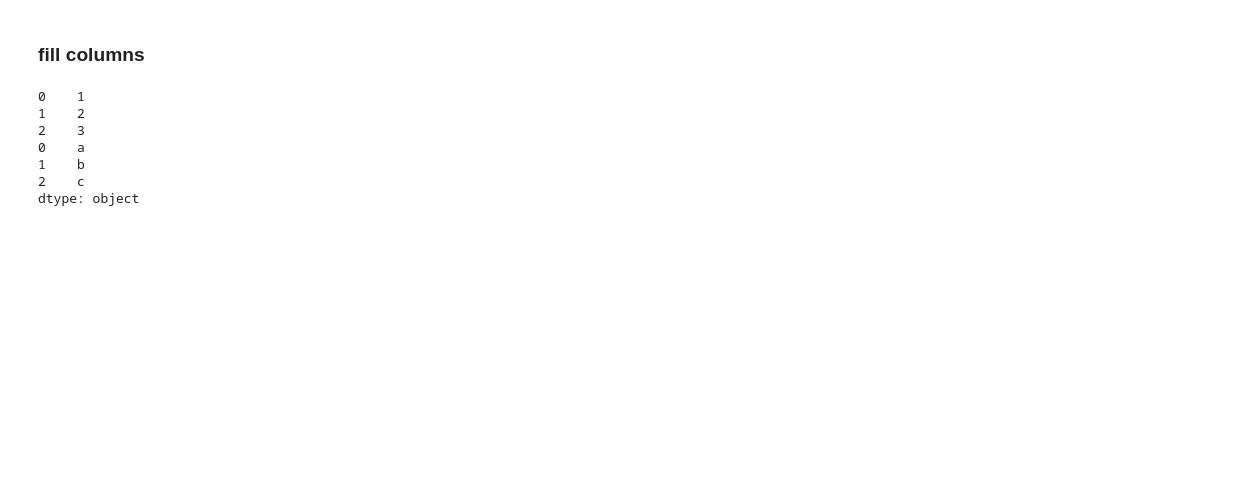
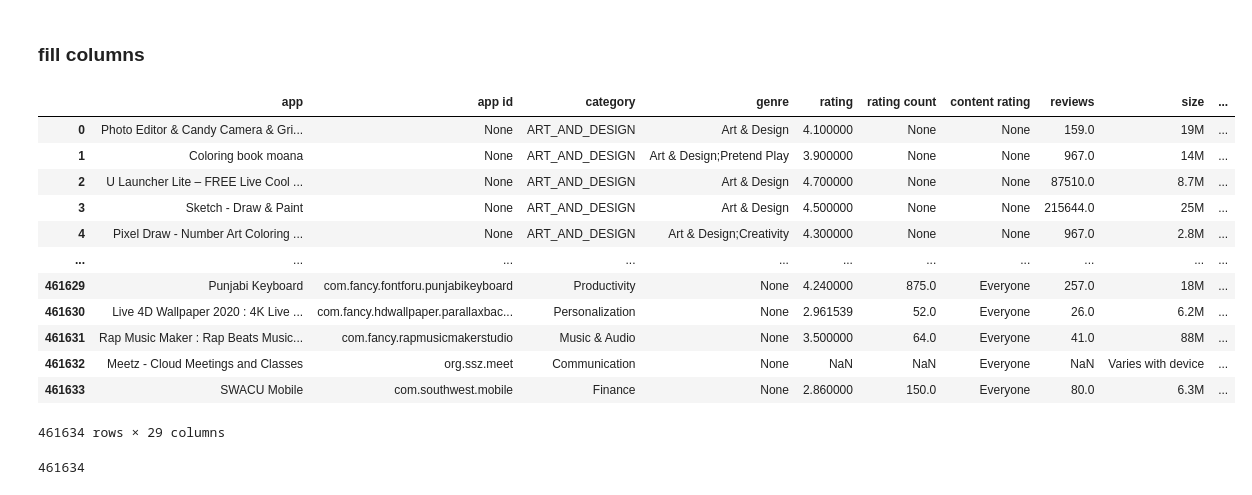
Before and after one commit to Soroush-Pasandideh/DataMining, a Jupyter notebook: DataMining.ipynb, the cells around one changed output. Saved outputs shown, nothing was run; the diff lists cells and outputs as text; code cells hidden in the pictures; blank space fills up the shorter version.

Commit message:
fill combined_df with all of the content of two other dataframes

```diff
--- a/DataMining.ipynb
+++ b/DataMining.ipynb
@@ -927,23 +950,56 @@ combined_dataframe['summary'] = ''
 # %% [markdown]
 ### fill columns
-# %%
-combined_dataframe['app'] = pd.concat(df[''])
-
-
-
-df1 = pd.DataFrame({'A': [1, 2, 3],
-                    'B': [4, 5, 6]})
-
-df2 = pd.DataFrame({'C': ['a', 'b', 'c'],
-                    'D': ['x', 'y', 'z']})
-
-res = pd.concat([df1['A'], df2['C']])
-res
-# %% [output]
-0    1
-1    2
-2    3
-0    a
-1    b
-2    c
-dtype: object
+# %%
+empty_series_df = pd.Series([None] * len(df))
+empty_series_df1 = pd.Series([None] * len(df1))
+# %%
+combined_dataframe['app']                     = pd.concat([df['App'], df1['App Name']], axis=0, ignore_index=True)
+combined_dataframe['app id']                  = pd.concat([empty_series_df, df1['App Id']], axis=0, ignore_index=True)
+combined_dataframe['category']                = pd.concat([df['Category'], df1['Category']], axis=0, ignore_index=True)
+combined_dataframe['genre']                   = pd.concat([df['Genres'], empty_series_df1], axis=0, ignore_index=True)
+combined_dataframe['rating']                  = pd.concat([df['Rating'], df1['Rating']], axis=0, ignore_index=True)
+combined_dataframe['rating count']            = pd.concat([empty_series_df, df1['Rating Count']], axis=0, ignore_index=True)
+combined_dataframe['content rating']          = pd.concat([empty_series_df, df1['Content Rating']], axis=0, ignore_index=True)
+combined_dataframe['reviews']                 = pd.concat([df['Reviews'], df1['Reviews']], axis=0, ignore_index=True)
+combined_dataframe['size']                    = pd.concat([df['Size'], df1['Size']], axis=0, ignore_index=True)
+combined_dataframe['installs']                = pd.concat([df['Installs'], df1['Installs']], axis=0, ignore_index=True)
+combined_dataframe['min installs']            = pd.concat([empty_series_df, df1['Minimum Installs']], axis=0, ignore_index=True)
+combined_dataframe['type']                    = pd.concat([df['Type'], df1['Free']], axis=0, ignore_index=True)
+combined_dataframe['price']                   = pd.concat([df['Price'], df1['Price']], axis=0, ignore_index=True)
+combined_dataframe['currency']                = pd.concat([empty_series_df, df1['Currency']], axis=0, ignore_index=True)
+combined_dataframe['released']                = pd.concat([empty_series_df, df1['Released']], axis=0, ignore_index=True)
+combined_dataframe['version']                 = pd.concat([df['Current Ver'], df1['Version']], axis=0, ignore_index=True)
+combined_dataframe['last update']             = pd.concat([df['Last Updated'], df1['Last update']], axis=0, ignore_index=True)
+combined_dataframe['android ver']             = pd.concat([df['Android Ver'], df1['Android version Text']], axis=0, ignore_index=True)
+combined_dataframe['developer id']            = pd.concat([empty_series_df, df1['Developer Id']], axis=0, ignore_index=True)
+combined_dataframe['developer']               = pd.concat([empty_series_df, df1['Developer']], axis=0, ignore_index=True)
+combined_dataframe['developer website']       = pd.concat([empty_series_df, df1['Developer Website']], axis=0, ignore_index=True)
+combined_dataframe['developer email']         = pd.concat([empty_series_df, df1['Developer Email']], axis=0, ignore_index=True)
+combined_dataframe['developer address']       = pd.concat([empty_series_df, df1['Developer Address']], axis=0, ignore_index=True)
+combined_dataframe['developer internal id']   = pd.concat([empty_series_df, df1['Developer Internal ID']], axis=0, ignore_index=True)
+combined_dataframe['privacy policy']          = pd.concat([empty_series_df, df1['Privacy Policy']], axis=0, ignore_index=True)
+combined_dataframe['ad supported']            = pd.concat([empty_series_df, df1['Ad Supported']], axis=0, ignore_index=True)
+combined_dataframe['in app purchases']        = pd.concat([empty_series_df, df1['In app purchases']], axis=0, ignore_index=True)
+combined_dataframe['editor choice']           = pd.concat([empty_series_df, df1['Editor Choice']], axis=0, ignore_index=True)
+combined_dataframe['summary']                 = pd.concat([empty_series_df, df1['Summary']], axis=0, ignore_index=True)
+# %%
+combined_dataframe.to_csv('combined_dataframe.csv', index=False)
+combined_dataframe
+# %% [output]
+|  | app | app id | category | genre | rating | rating count | content rating | reviews | size | ... |
+| 0 | Photo Editor & Candy Camera & Gri... | None | ART_AND_DESIGN | Art & Design | 4.100000 | None | None | 159.0 | 19M | ... |
+| 1 | Coloring book moana | None | ART_AND_DESIGN | Art & Design;Pretend Play | 3.900000 | None | None | 967.0 | 14M | ... |
+| 2 | U Launcher Lite – FREE Live Cool ... | None | ART_AND_DESIGN | Art & Design | 4.700000 | None | None | 87510.0 | 8.7M | ... |
+| 3 | Sketch - Draw & Paint | None | ART_AND_DESIGN | Art & Design | 4.500000 | None | None | 215644.0 | 25M | ... |
+| 4 | Pixel Draw - Number Art Coloring ... | None | ART_AND_DESIGN | Art & Design;Creativity | 4.300000 | None | None | 967.0 | 2.8M | ... |
+| ... | ... | ... | ... | ... | ... | ... | ... | ... | ... | ... |
+| 461629 | Punjabi Keyboard | com.fancy.fontforu.punjabikeyboard | Productivity | None | 4.240000 | 875.0 | Everyone | 257.0 | 18M | ... |
+| 461630 | Live 4D Wallpaper 2020 : 4K Live ... | com.fancy.hdwallpaper.parallaxbac... | Personalization | None | 2.961539 | 52.0 | Everyone | 26.0 | 6.2M | ... |
+| 461631 | Rap Music Maker : Rap Beats Music... | com.fancy.rapmusicmakerstudio | Music & Audio | None | 3.500000 | 64.0 | Everyone | 41.0 | 88M | ... |
+| 461632 | Meetz - Cloud Meetings and Classes | org.ssz.meet | Communication | None | NaN | NaN | Everyone | NaN | Varies with device | ... |
+| 461633 | SWACU Mobile | com.southwest.mobile | Finance | None | 2.860000 | 150.0 | Everyone | 80.0 | 6.3M | ... |
+461634 rows × 29 columns
+# %%
+len(combined_dataframe)
+# %% [output]
+461634
```
Also changed, not shown: parts of 2 cells of this notebook.
